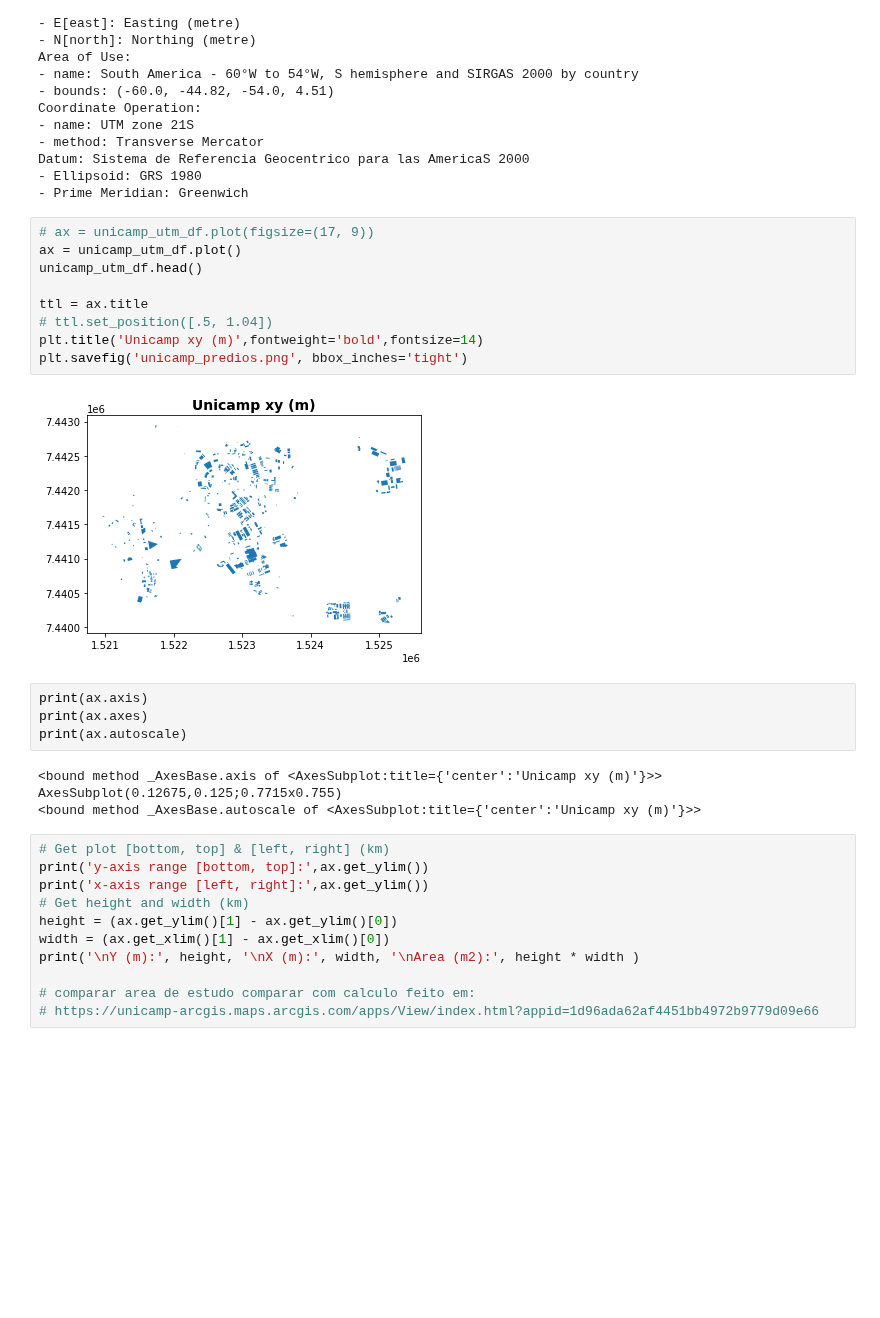
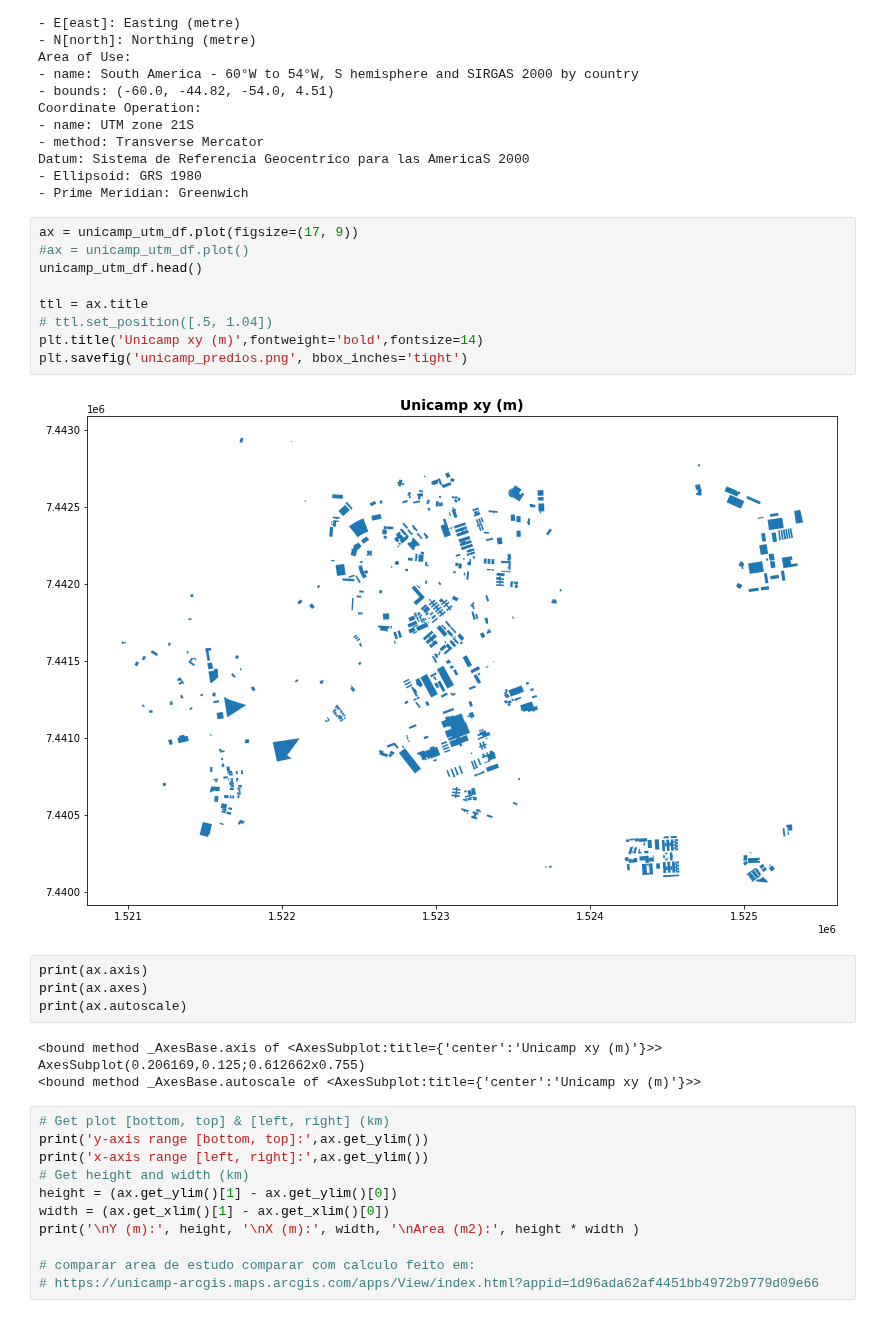
Before and after one commit to wasp-lahis/ns3-bmap, a Jupyter notebook: Geopandas-Unicamp.ipynb, the cells around one changed output. Cells and saved outputs as stored; diff of their text form; blank space fills up the shorter version.

```diff
--- a/Geopandas-Unicamp.ipynb
+++ b/Geopandas-Unicamp.ipynb
@@ -128,23 +128,23 @@ Datum: Sistema de Referencia Geocentrico para las AmericaS 2000
 - Ellipsoid: GRS 1980
 - Prime Meridian: Greenwich
 # %%
-# ax = unicamp_utm_df.plot(figsize=(17, 9))
-ax = unicamp_utm_df.plot()
+ax = unicamp_utm_df.plot(figsize=(17, 9))
+#ax = unicamp_utm_df.plot()
 unicamp_utm_df.head()
 
 ttl = ax.title
 # ttl.set_position([.5, 1.04])
 plt.title('Unicamp xy (m)',fontweight='bold',fontsize=14)
 plt.savefig('unicamp_predios.png', bbox_inches='tight')
 # %% [output]
-[figure, old version]
+[figure, new version]
 # %%
 print(ax.axis)
 print(ax.axes)
 print(ax.autoscale)
 # %% [output]
 <bound method _AxesBase.axis of <AxesSubplot:title={'center':'Unicamp xy (m)'}>>
-AxesSubplot(0.12675,0.125;0.7715x0.755)
+AxesSubplot(0.206169,0.125;0.612662x0.755)
 <bound method _AxesBase.autoscale of <AxesSubplot:title={'center':'Unicamp xy (m)'}>>
 # %%
 # Get plot [bottom, top] & [left, right] (km)
```
Also changed, not shown: parts of 1 cell of this notebook, 2 other files.
